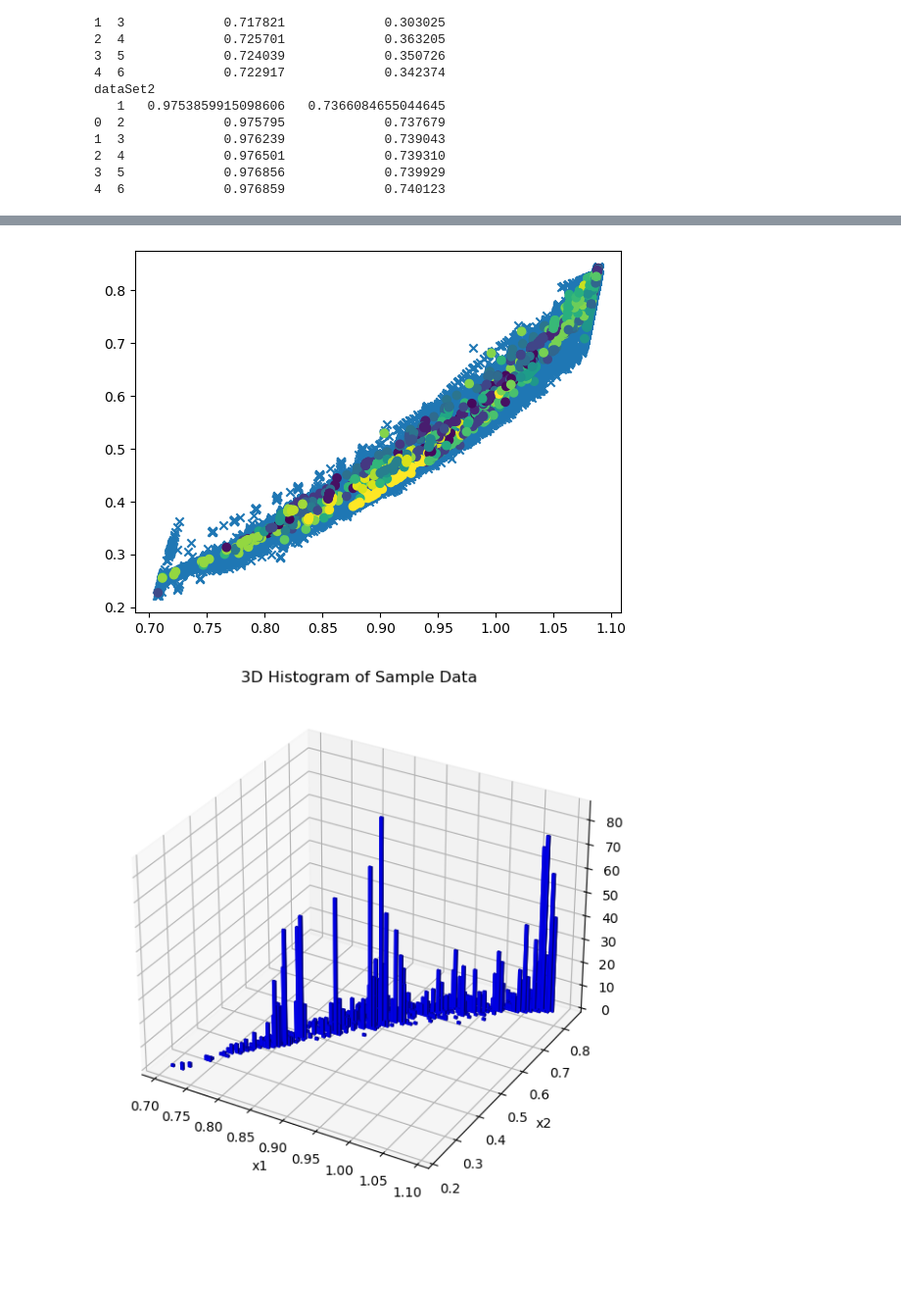
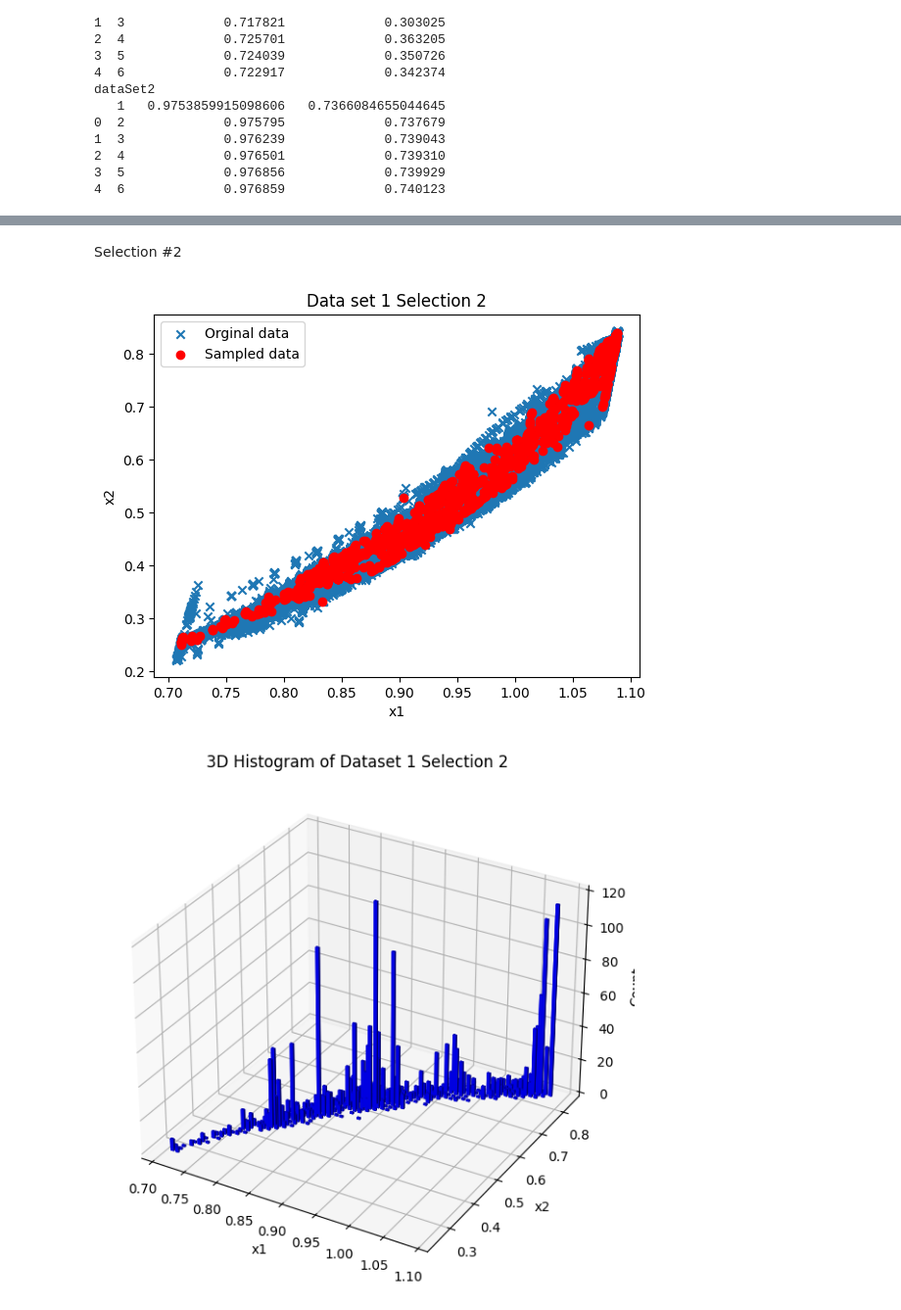
Before and after one commit to emoskedy/TAMU-Datathon-2024, a Jupyter notebook: bakerhughes.ipynb, the cells around one changed output, grey strips where cells are left out. Shown: that part at 98% size. Drawn from its saved outputs; the diff is of its cells as text; code cells hidden in the pictures; blank space fills up the shorter version.

```diff
--- a/bakerhughes.ipynb
+++ b/bakerhughes.ipynb
@@ -101,0 +107,38 @@ sampled_df2 = sampled_df2.sample(n=total_sample_size)
+# %%
+from mpl_toolkits.mplot3d import Axes3D
+fig = plt.figure(figsize=(10, 7))
+ax = fig.add_subplot(111, projection='3d')
+
+bins = 50
+# Plot the 3D histogram
+hist, xedges, yedges = np.histogram2d(sample_sel1.iloc[:, 1], sample_sel1.iloc[:, 2], bins=bins)
+
+# Construct a meshgrid for the x and y coordinates
+xpos, ypos = np.meshgrid(xedges[:-1] , yedges[:-1])
+xpos = xpos.flatten()
+ypos = ypos.flatten()
+zpos = np.zeros_like(xpos)
+
+# The dimensions of the bars
+dx = dy = 0.005 * np.ones_like(zpos)
+dz = hist.flatten()
+
+nonzero_indices = dz > 0
+xpos = xpos[nonzero_indices]
+ypos = ypos[nonzero_indices]
+zpos = zpos[nonzero_indices]
+dx = dx[nonzero_indices]
+dy = dy[nonzero_indices]
+dz = dz[nonzero_indices]
+
+# Plot the bars
+ax.bar3d(xpos, ypos, zpos, dx, dy, dz, color='b', zsort='average')
+
+# Labels and title
+ax.set_xlabel('x1')
+ax.set_ylabel('x2')
+ax.set_zlabel('Count')
+ax.set_title('3D Histogram of Dataset 1 Selection 1')
+
+# Show the plot
+plt.show()
@@ -102,47 +147,54 @@ sampled_df2 = sampled_df2.sample(n=total_sample_size)
+# %% [markdown]
+Selection #2
 # %%
+
 import matplotlib.pyplot as plt
-plt.scatter(dataSet1.iloc[:,1],dataSet1.iloc[:,2],marker='x')
-plt.scatter(sampled_df2.iloc[:, 1], sampled_df2.iloc[:, 2], c=sampled_df2['Cluster'], marker='o')
+plt.scatter(dataSet1.iloc[:,1],dataSet1.iloc[:,2], label="Orginal data", marker='x')
+plt.scatter(sample_sel2.iloc[:, 1], sample_sel2.iloc[:, 2], label="Sampled data", color='red', marker='o')
+plt.xlabel("x1")
+plt.ylabel("x2")
+plt.title("Data set 1 Selection 2")
+plt.legend()
 plt.show()
 # %% [output]
-[figure, old version]
+[figure, new version]
 # %%
 from mpl_toolkits.mplot3d import Axes3D
 fig = plt.figure(figsize=(10, 7))
 ax = fig.add_subplot(111, projection='3d')
 
-bins = 75
+bins = 50
 # Plot the 3D histogram
-hist, xedges, yedges = np.histogram2d(sampled_df2.iloc[:, 1], sampled_df2.iloc[:, 2], bins=bins)
+hist, xedges, yedges = np.histogram2d(sample_sel2.iloc[:, 1], sample_sel2.iloc[:, 2], bins=bins)
 
 # Construct a meshgrid for the x and y coordinates
 xpos, ypos = np.meshgrid(xedges[:-1] , yedges[:-1])
 xpos = xpos.flatten()
 ypos = ypos.flatten()
 zpos = np.zeros_like(xpos)
 
 # The dimensions of the bars
 dx = dy = 0.005 * np.ones_like(zpos)
 dz = hist.flatten()
 
 nonzero_indices = dz > 0
 xpos = xpos[nonzero_indices]
 ypos = ypos[nonzero_indices]
 zpos = zpos[nonzero_indices]
 dx = dx[nonzero_indices]
 dy = dy[nonzero_indices]
 dz = dz[nonzero_indices]
 
 # Plot the bars
 ax.bar3d(xpos, ypos, zpos, dx, dy, dz, color='b', zsort='average')
 
 # Labels and title
 ax.set_xlabel('x1')
 ax.set_ylabel('x2')
 ax.set_zlabel('Count')
-ax.set_title('3D Histogram of Sample Data')
+ax.set_title('3D Histogram of Dataset 1 Selection 2')
 
 # Show the plot
 plt.show()
 # %% [output]
-[figure, old version]
+[figure, new version]
```
Also changed, not shown: parts of 21 cells of this notebook.
